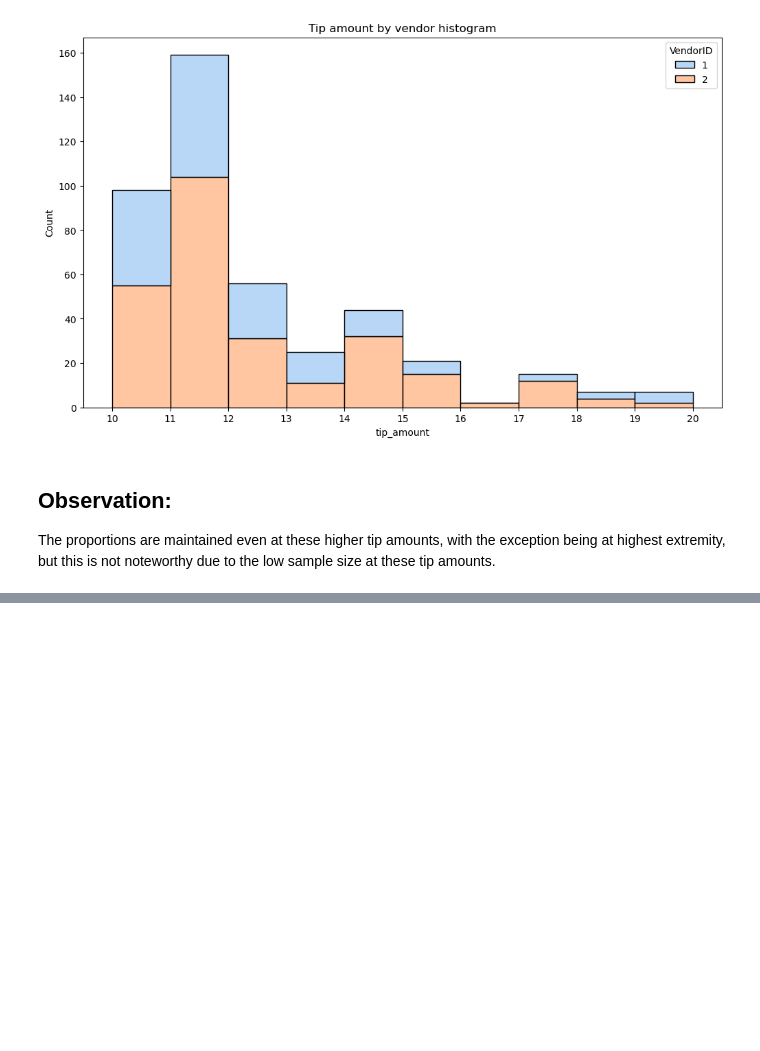
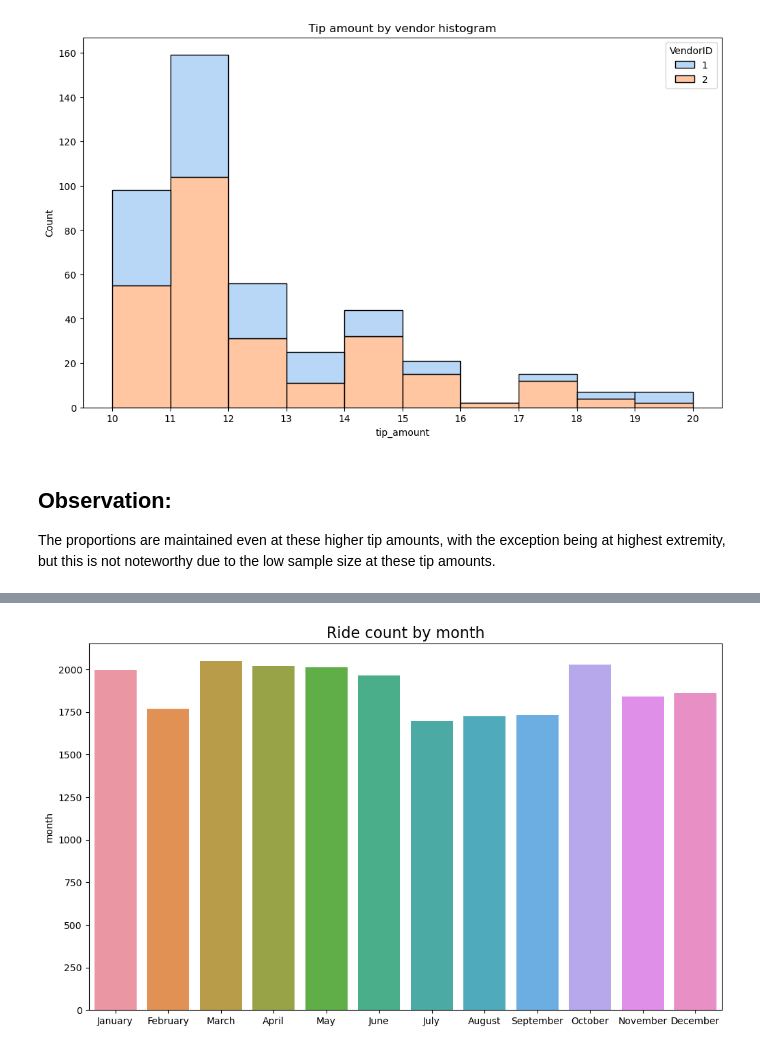
Before and after one commit to Mustafa777Xo/TLC, a Jupyter notebook: TLC.ipynb, the cells around one changed output, grey strips where cells are left out. Saved outputs shown, nothing was run; the diff lists cells and outputs as text; code cells hidden in the pictures; blank space fills up the shorter version.

```diff
--- a/TLC.ipynb
+++ b/TLC.ipynb
@@ -283,0 +329,9 @@ The proportions are maintained even at these higher tip amounts, with the except
+# %%
+# Create a month column
+df['month'] = df['tpep_pickup_datetime'].dt.month_name()
+# Create a day column
+df['day'] = df['tpep_pickup_datetime'].dt.day_name()
+# %%
+# Get total number of rides for each month
+monthly_rides = df['month'].value_counts()
+monthly_rides
@@ -283,0 +352,7 @@ The proportions are maintained even at these higher tip amounts, with the except
+# %%
+# Reorder the monthly ride list so months go in order
+month_order = ['January', 'February', 'March', 'April', 'May', 'June', 'July',
+         'August', 'September', 'October', 'November', 'December']
+
+monthly_rides = monthly_rides.reindex(index=month_order)
+monthly_rides
@@ -283,0 +373,8 @@ The proportions are maintained even at these higher tip amounts, with the except
+# %%
+# Create a bar plot of total rides per month
+plt.figure(figsize=(12,7))
+ax = sns.barplot(x=monthly_rides.index, y=monthly_rides)
+ax.set_xticklabels(month_order)
+plt.title('Ride count by month', fontsize=16);
+# %% [output]
+[figure, added]
```
Also changed, not shown: parts of 27 cells of this notebook.
